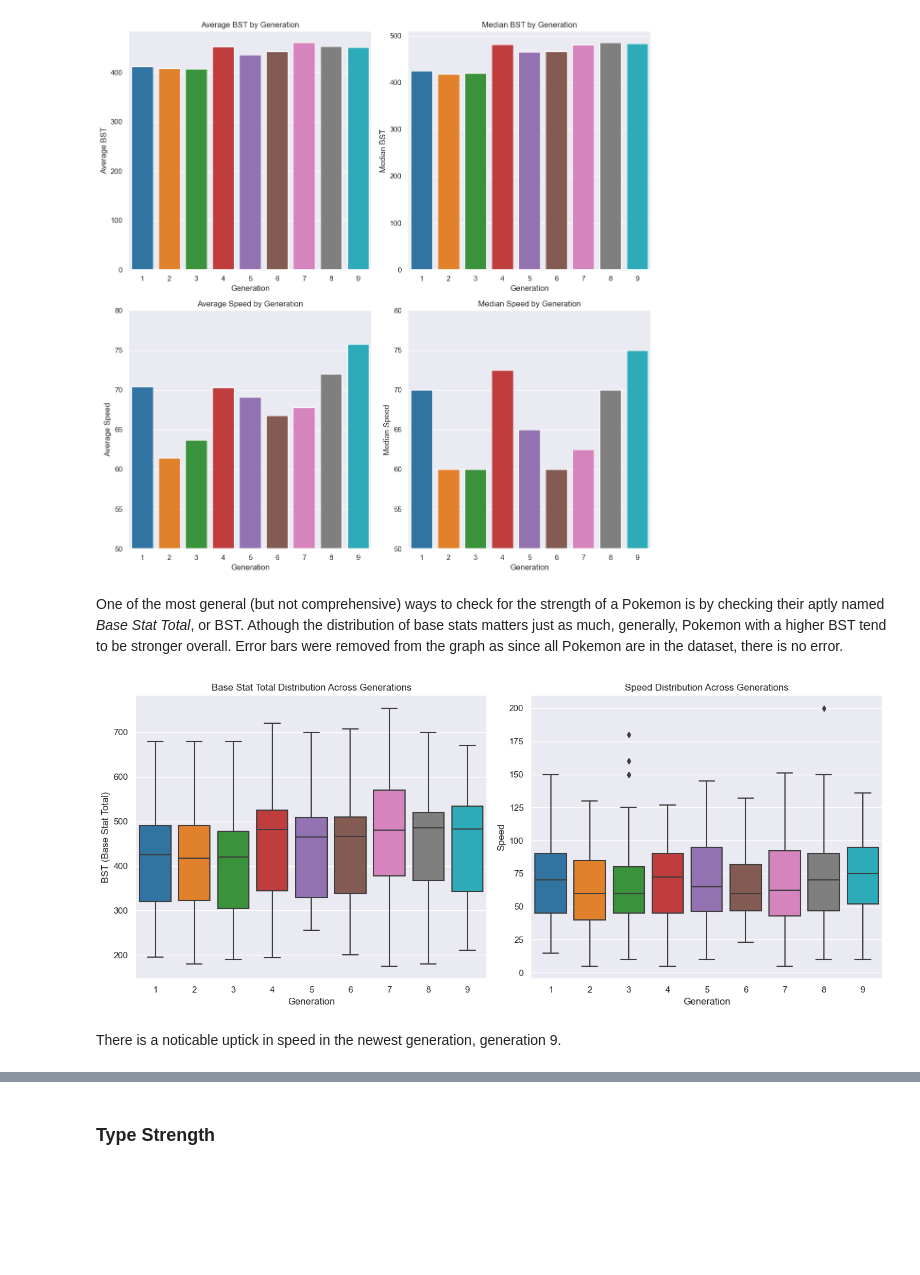
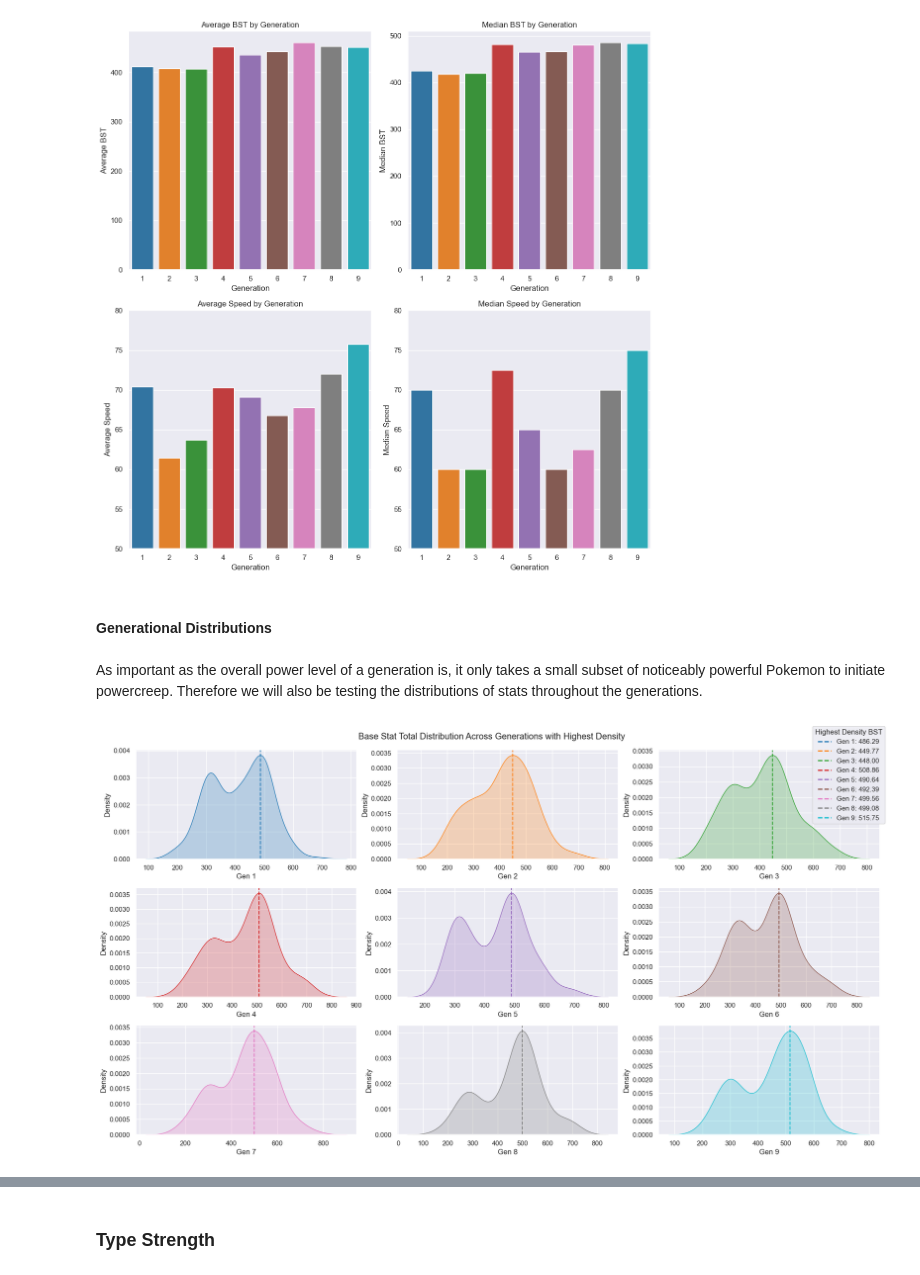
Before and after one commit to AryanSunkersett/Pokemon-Powercreep-EDA, a Jupyter notebook: pokemon-powercreep-eda.ipynb, the cells around one changed output, grey strips where cells are left out. Cells and saved outputs as stored; diff of their text form; code cells hidden in the pictures; blank space fills up the shorter version.

Commit message:
added kde plots for distribution visualization

```diff
--- a/pokemon-powercreep-eda.ipynb
+++ b/pokemon-powercreep-eda.ipynb
@@ -359,29 +365,54 @@ plt.tight_layout()
 plt.show()
 # %% [output]
 [figure]
-# %% [markdown]
-One of the most general (but not comprehensive) ways to check for the strength of a Pokemon is by checking their aptly named *Base Stat Total*, or BST. Athough the distribution of base stats matters just as much, generally, Pokemon with a higher BST tend to be stronger overall. Error bars were removed from the graph as since all Pokemon are in the dataset, there is no error.
-# %%
-plt.figure(figsize = (14, 6))
-
-# subplot 1: BST distribution
-plt.subplot(1, 2, 1)
-sns.boxplot(data = pokedf, x = 'Generation', y = 'BST', palette = master_generation_colors)
-plt.xlabel('Generation')
-plt.ylabel('BST (Base Stat Total)')
-plt.title('Base Stat Total Distribution Across Generations')
-
-# subplot 2: Speed distribution
-plt.subplot(1, 2, 2)
-sns.boxplot(data = pokedf, x = 'Generation', y = 'Speed', palette = master_generation_colors)
-plt.xlabel('Generation')
-plt.ylabel('Speed')
-plt.title('Speed Distribution Across Generations')
-
-# better spacing
-plt.tight_layout()
-plt.show()
-# %% [output]
-[figure, removed]
-# %% [markdown]
-There is a noticable uptick in speed in the newest generation, generation 9.
+# %% [markdown]
+#### Generational Distributions
+# %% [markdown]
+As important as the overall power level of a generation is, it only takes a small subset of noticeably powerful Pokemon to initiate powercreep. Therefore we will also be testing the distributions of stats throughout the generations.
+# %%
+# subplots, had to make them very big so there would be space for the legend
+fig, axs = plt.subplots(3, 3, figsize=(18, 10))
+
+# flattening axes for indexing
+axs = axs.flatten()
+
+# dictionary for storing highest density points
+highest_density_points = {}
+
+# iterate through generations to create kde plots faster
+for i in range(1, 10):
+    generation_data = pokedf[pokedf['Generation'] == i]
+    sns.kdeplot(data = generation_data, x = 'BST', fill = True, color = master_generation_colors[i], ax = axs[i - 1])
+
+    # calc kde values
+    kde = gaussian_kde(generation_data['BST'])
+    x = np.linspace(generation_data['BST'].min(), generation_data['BST'].max(), 1000)
+    y = kde(x)
+
+    # find x-coords of highest density point
+    max_density_x = x[y.argmax()]
+
+    # store highest density for current gen
+    highest_density_points[f'Gen {i}'] = max_density_x
+
+    # plot vertical line at that x value
+    axs[i - 1].axvline(max_density_x, color = master_generation_colors[i], linestyle = 'dashed', label = f'Highest Density (Gen {i}): {max_density_x:.2f}')
+
+    # axis titles
+    axs[i - 1].set_xlabel(f'Gen {i}')
+    axs[i - 1].set_ylabel('Density')
+
+# main plot title
+fig.suptitle('Base Stat Total Distribution Across Generations with Highest Density')
+
+# highest density points legend
+legend_labels = [f'{i}: {value:.2f}' for i, value in highest_density_points.items()]
+legend_handles = [plt.Line2D([0], [0], color = master_generation_colors[i], linestyle = 'dashed', lw = 2) for i in range(1, 10)]
+# display legend
+fig.legend(legend_handles, legend_labels, loc = 'upper right', title = 'Highest Density BST')
+
+# better layout
+plt.tight_layout()
+plt.show()
+# %% [output]
+[figure, added]
```
Also changed, not shown: parts of 22 cells of this notebook.
